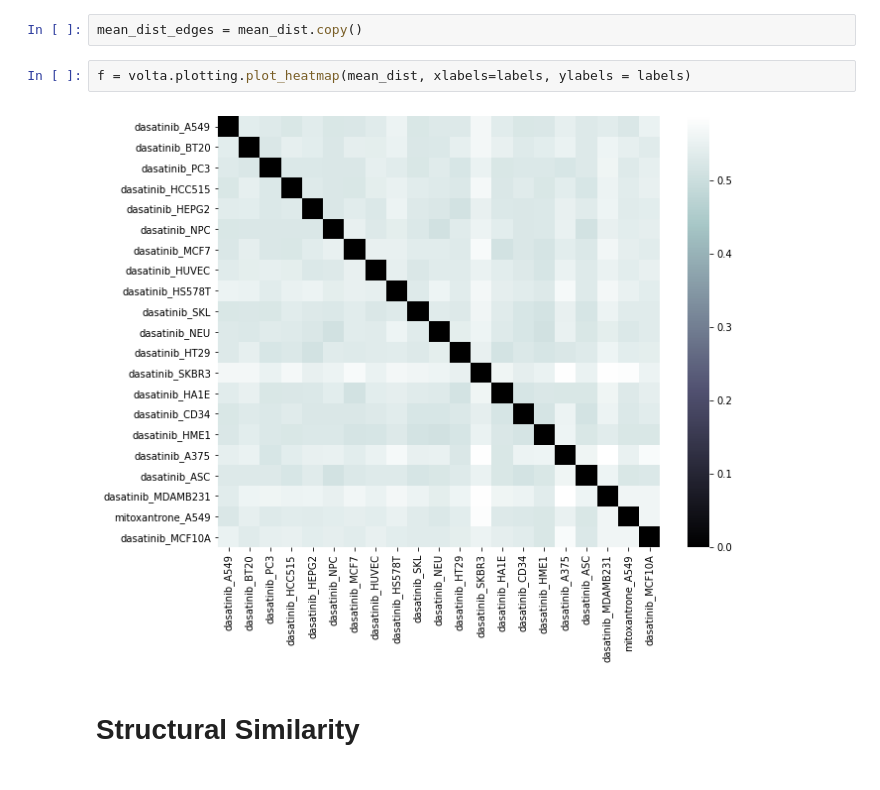
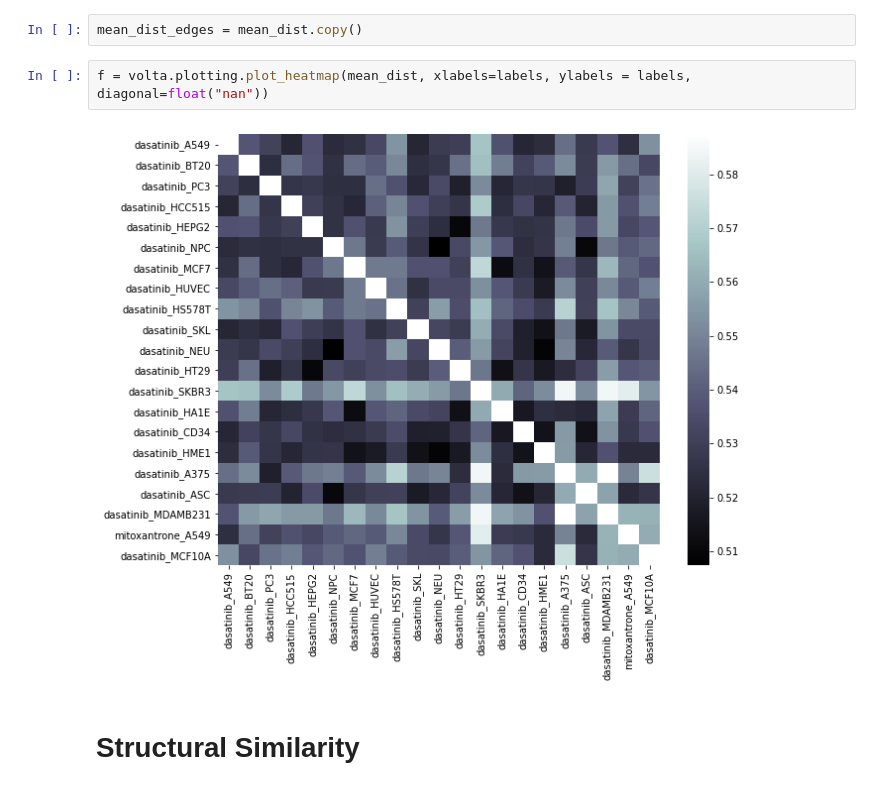
Before and after one commit to fhaive/VOLTA, a Jupyter notebook: jupyternotebooks/Network_clustering.ipynb, the cells around one changed output. Drawn from its saved outputs; the diff is of its cells as text.

```diff
--- a/jupyternotebooks/Network_clustering.ipynb
+++ b/jupyternotebooks/Network_clustering.ipynb
@@ -298,9 +298,9 @@ mean_dist = volta.clustering.create_mean_distance_matrix([k_dist, combined_res["
 # %%
 mean_dist_edges = mean_dist.copy()
 # %%
-f = volta.plotting.plot_heatmap(mean_dist, xlabels=labels, ylabels = labels)
+f = volta.plotting.plot_heatmap(mean_dist, xlabels=labels, ylabels = labels, diagonal=float("nan"))
 # %% [output]
-[figure, old version]
+[figure, new version]
 # %% [markdown]
 # Structural Similarity
 # %% [markdown]
```
Also changed, not shown: parts of 16 cells of this notebook.
